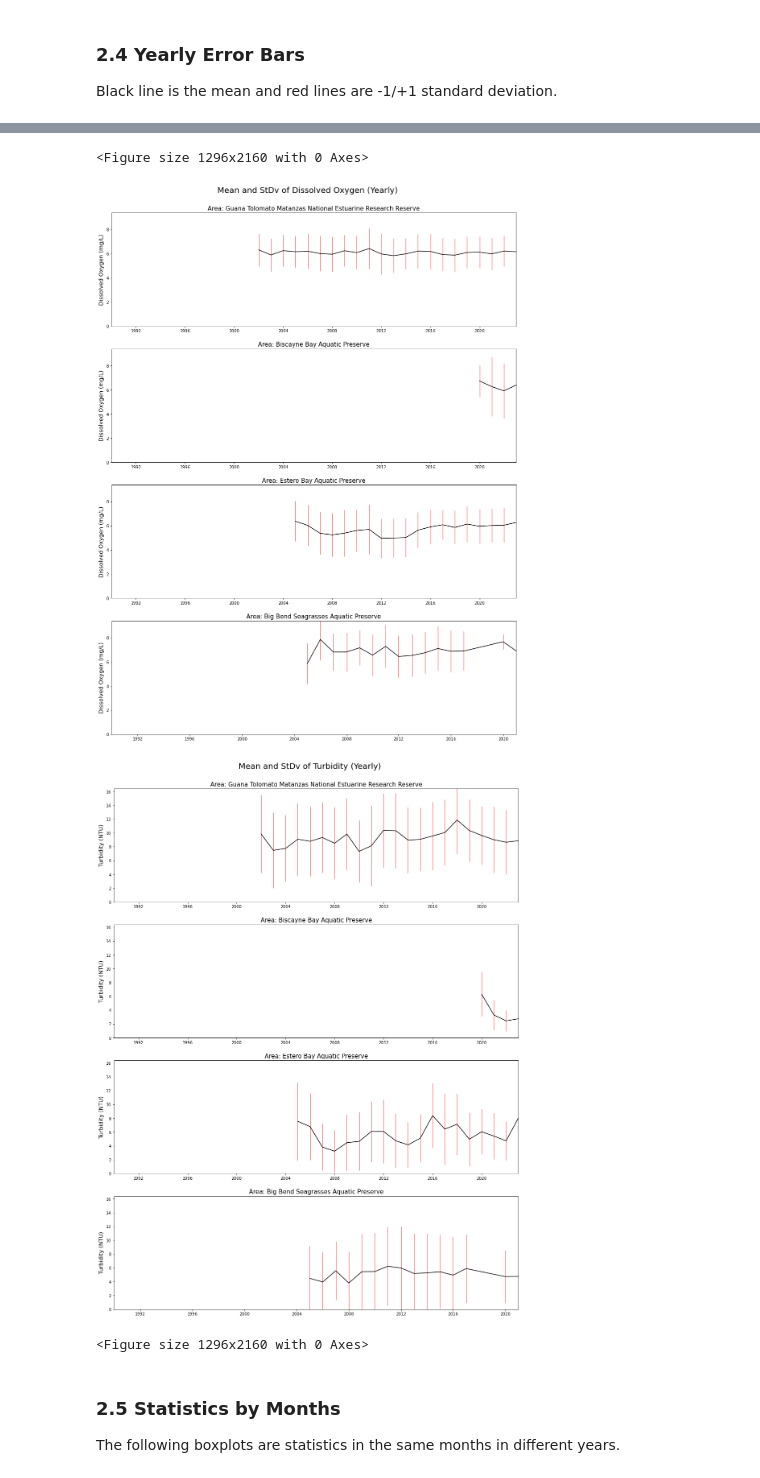
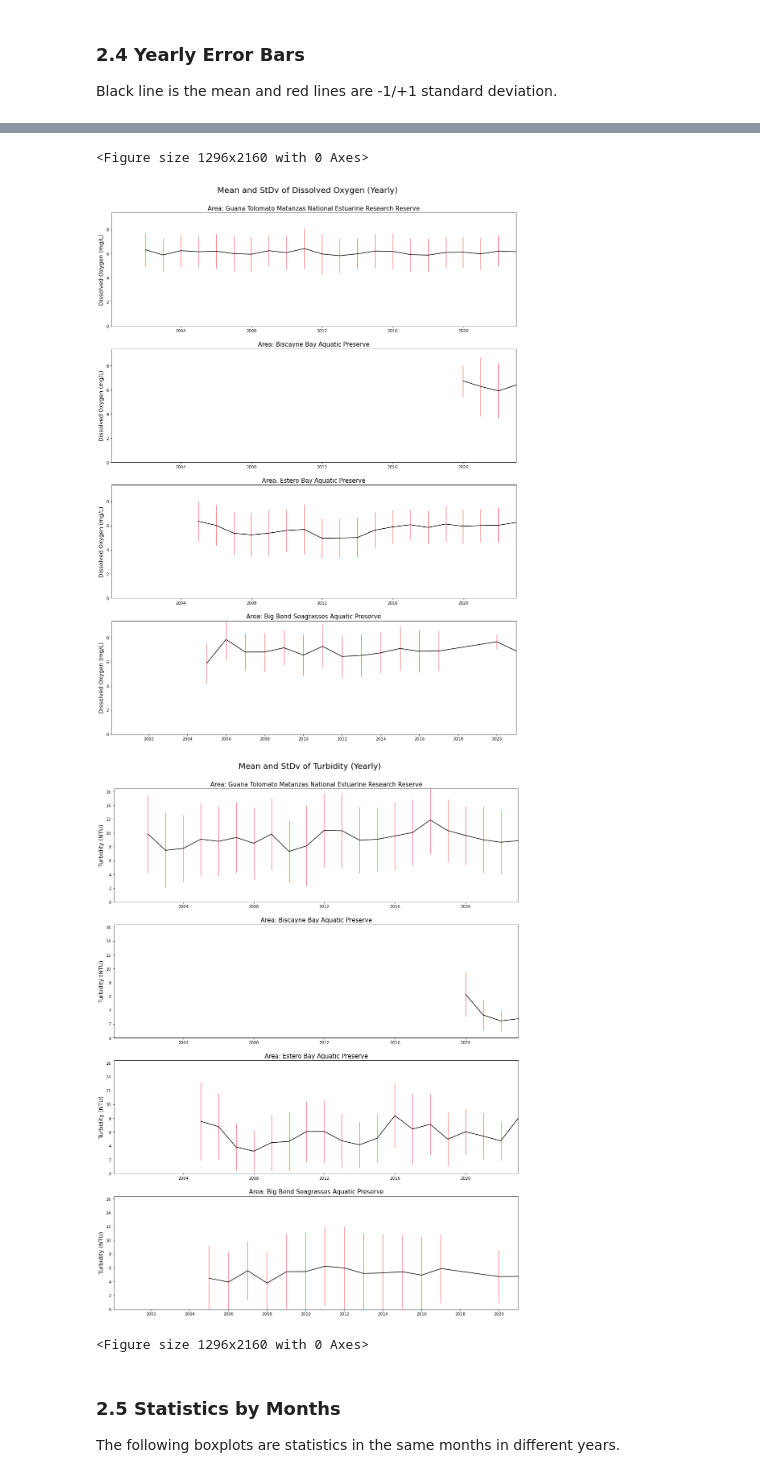
Before and after one commit to FloridaSEACAR/SEACAR_WQ_Pilot, a Jupyter notebook: SEACAR_WQ_Exploratory_Analysis_Con.ipynb, the cells around one changed output, grey strips where cells are left out. Saved outputs shown, nothing was run; the diff lists cells and outputs as text; code cells hidden in the pictures.

```diff
--- a/SEACAR_WQ_Exploratory_Analysis_Con.ipynb
+++ b/SEACAR_WQ_Exploratory_Analysis_Con.ipynb
@@ -153,7 +153,7 @@ for para in listPara:
             ax.errorbar(dfNew["timestamp"],dfNew['mean'],dfNew['std'],ecolor='red',elinewidth = 0.8,color="black")
             # Set limit of x and y axis
             ax.set_ylim([0,up_lim])
-            ax.set_xlim([pd.Timestamp('1990-01-01'),dfNew["timestamp"].max()])
+            ax.set_xlim([pd.Timestamp(monthly_count['timestamp'].min()),dfNew["timestamp"].max()])
             plt.subplots_adjust(left=None, bottom=None, right=None, top=None, wspace=None)
             plt.ylabel("{} ({})".format(para,dictUnits[para]), size = 14)
             j = j+1
@@ -165,0 +168,29 @@ for para in listPara:
+# %%
+from datetime import datetime
+plt.rcParams['figure.figsize'] = [20, 40]
+value = listValue[1]
+rule  = rrulewrapper(YEARLY, byeaster=1, interval=1)
+loc   = RRuleLocator(rule)
+for para in listPara:
+    fig = plt.figure()
+    plt.suptitle("Mean of {} (Monthly)".format(para), fontsize = 25, y = 0.9)
+    j = 0
+    for i in range(len(listArea)):
+        dfNew= monthly_count[(monthly_count["ParameterName"] == para)&(monthly_count["ManagedAreaName"]== listArea[i])]
+        setList = dfNew.ProgramLocationID.unique()
+        if len(setList) !=0:
+            ax = fig.add_subplot(6,1,j+1)
+            ax.set_title('Area: '+ str(listArea[i]), size=15)
+            for each in range(len(setList)):
+                dfEachValue = dfNew[dfNew["ProgramLocationID"]==setList[each]]
+                gap_idx = np.where(np.diff(dfEachValue.timestamp.values.astype(float)/(1000000000*3600*24*365)) > 1)[0]
+                dfEachValue = pd.DataFrame(
+                    columns = dfEachValue.columns,
+                    data = np.insert(dfEachValue.values, gap_idx+1, values=np.nan, axis=0)
+                    )
+                ax.plot(dfEachValue["timestamp"],dfEachValue[str(value)],label=setList[each])
+                ax.legend(loc='best')
+                ax.xaxis.set_major_locator(loc)
+                plt.xticks(rotation=90)
+                ax.set_xlim([pd.Timestamp('2000-01-01'),dfEachValue["timestamp"].max()])
+            j = j+1
@@ -188,7 +221,7 @@ for para in listPara:
             ax.errorbar(dfNew["timestamp"],dfNew['mean'],dfNew['std'],ecolor='red',elinewidth = 0.8,color="black")
             # Set limit of x and y axis
             ax.set_ylim([0,up_lim])
-            ax.set_xlim([pd.Timestamp('1990-01-01'),dfNew["timestamp"].max()])
+            ax.set_xlim([pd.Timestamp(monthly_count['timestamp'].min()),dfNew["timestamp"].max()])
             plt.subplots_adjust(left=None, bottom=None, right=None, top=None, wspace=None)
             plt.ylabel("{} ({})".format(para,dictUnits[para]), size = 14)
             j = j+1
@@ -197,6 +230,6 @@ for para in listPara:
 <Figure size 1296x2160 with 0 Axes>
-[figure, old version]
+[figure, new version]
-[figure, old version]
+[figure, new version]
 <Figure size 1296x2160 with 0 Axes>
 # %% [markdown]
 ### 2.5 Statistics by Months
```
Also changed, not shown: parts of 4 cells of this notebook, 1 other file.
